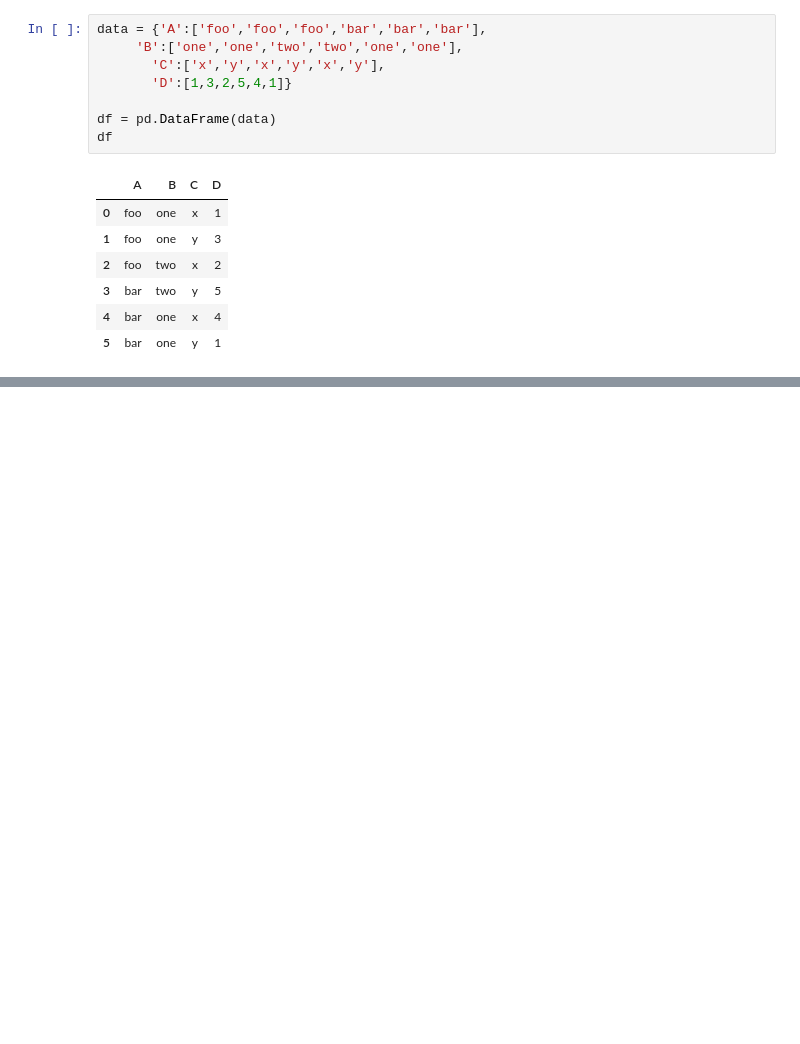
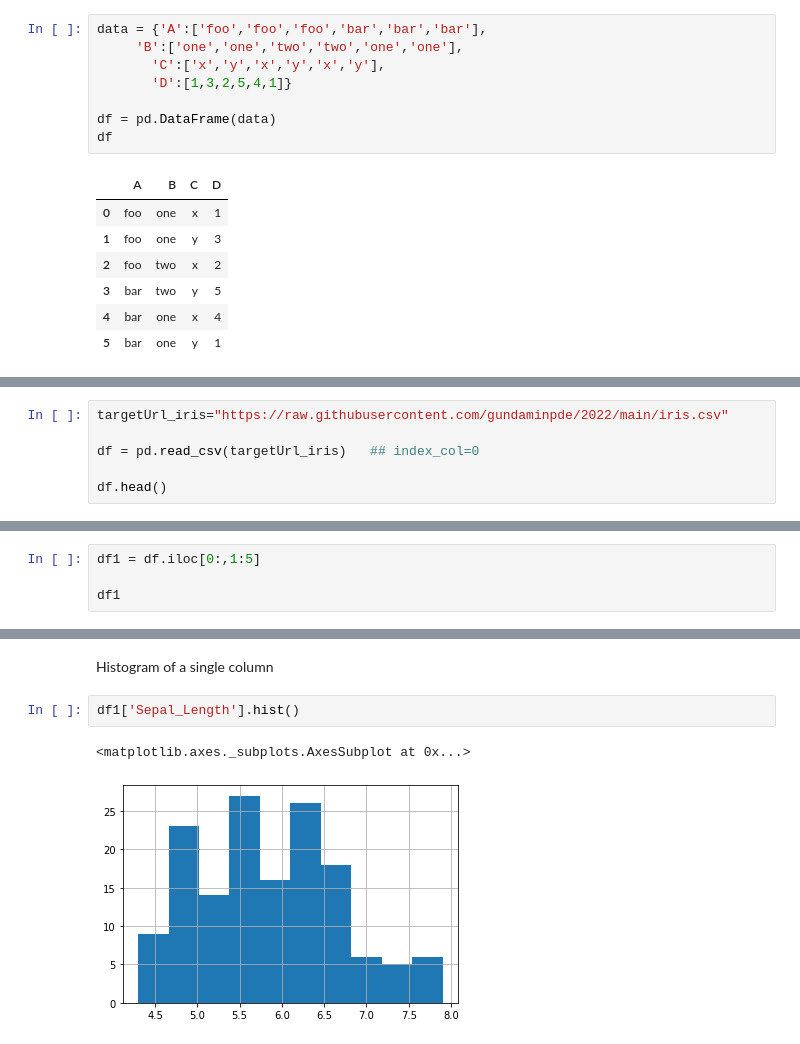
Before and after one commit to gundaminpde/2023-spring, a Jupyter notebook: 01_3_pandas_python.ipynb, the cells around one changed output, grey strips where cells are left out. Cells and saved outputs as stored; diff of their text form; blank space fills up the shorter version.

```diff
--- a/01_3_pandas_python.ipynb
+++ b/01_3_pandas_python.ipynb
@@ -1231,0 +1261,6 @@ df
+# %%
+targetUrl_iris="https://raw.githubusercontent.com/gundaminpde/2022/main/iris.csv"
+
+df = pd.read_csv(targetUrl_iris)   ## index_col=0
+
+df.head()
@@ -1231,0 +1274,4 @@ df
+# %%
+df1 = df.iloc[0:,1:5]
+
+df1
@@ -1231,0 +1292,7 @@ df
+# %% [markdown]
+Histogram of a single column
+# %%
+df1['Sepal_Length'].hist()
+# %% [output]
+<matplotlib.axes._subplots.AxesSubplot at 0x...>
+[figure, added]
```
Also changed, not shown: parts of 20 cells of this notebook.
